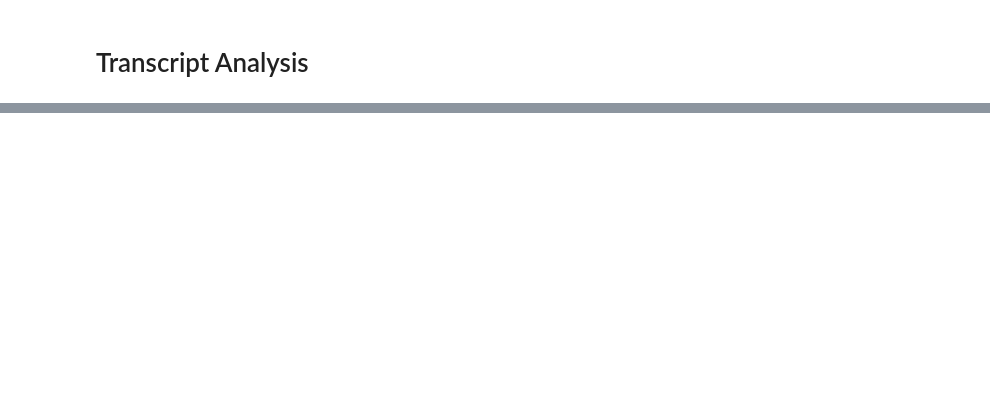
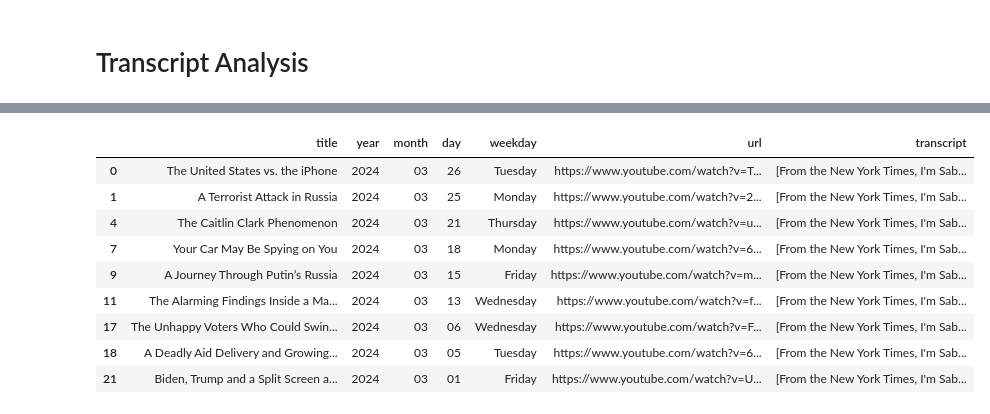
Before and after one commit to rahim-hashim/video_transcripts, a Jupyter notebook: transcript_analysis.ipynb, the cells around one changed output, grey strips where cells are left out. Drawn from its saved outputs; the diff is of its cells as text; code cells hidden in the pictures; blank space fills up the shorter version.

```diff
--- a/transcript_analysis.ipynb
+++ b/transcript_analysis.ipynb
@@ -123,0 +172,13 @@ sabrina_df = filter_df_by_word(transcript_df, word)
+# %%
+sabrina_df
+# %% [output]
+|  | title | year | month | day | weekday | url | transcript |
+| 0 | The United States vs. the iPhone | 2024 | 03 | 26 | Tuesday | https://www.youtube.com/watch?v=T... | [From the New York Times, I'm Sab... |
+| 1 | A Terrorist Attack in Russia | 2024 | 03 | 25 | Monday | https://www.youtube.com/watch?v=2... | [From the New York Times, I'm Sab... |
+| 4 | The Caitlin Clark Phenomenon | 2024 | 03 | 21 | Thursday | https://www.youtube.com/watch?v=u... | [From the New York Times, I'm Sab... |
+| 7 | Your Car May Be Spying on You | 2024 | 03 | 18 | Monday | https://www.youtube.com/watch?v=6... | [From the New York Times, I'm Sab... |
+| 9 | A Journey Through Putin’s Russia | 2024 | 03 | 15 | Friday | https://www.youtube.com/watch?v=m... | [From the New York Times, I'm Sab... |
+| 11 | The Alarming Findings Inside a Ma... | 2024 | 03 | 13 | Wednesday | https://www.youtube.com/watch?v=f... | [From the New York Times, I'm Sab... |
+| 17 | The Unhappy Voters Who Could Swin... | 2024 | 03 | 06 | Wednesday | https://www.youtube.com/watch?v=F... | [From the New York Times, I'm Sab... |
+| 18 | A Deadly Aid Delivery and Growing... | 2024 | 03 | 05 | Tuesday | https://www.youtube.com/watch?v=6... | [From the New York Times, I'm Sab... |
+| 21 | Biden, Trump and a Split Screen a... | 2024 | 03 | 01 | Friday | https://www.youtube.com/watch?v=U... | [From the New York Times, I'm Sab... |
```
Also changed, not shown: parts of 5 cells of this notebook.
